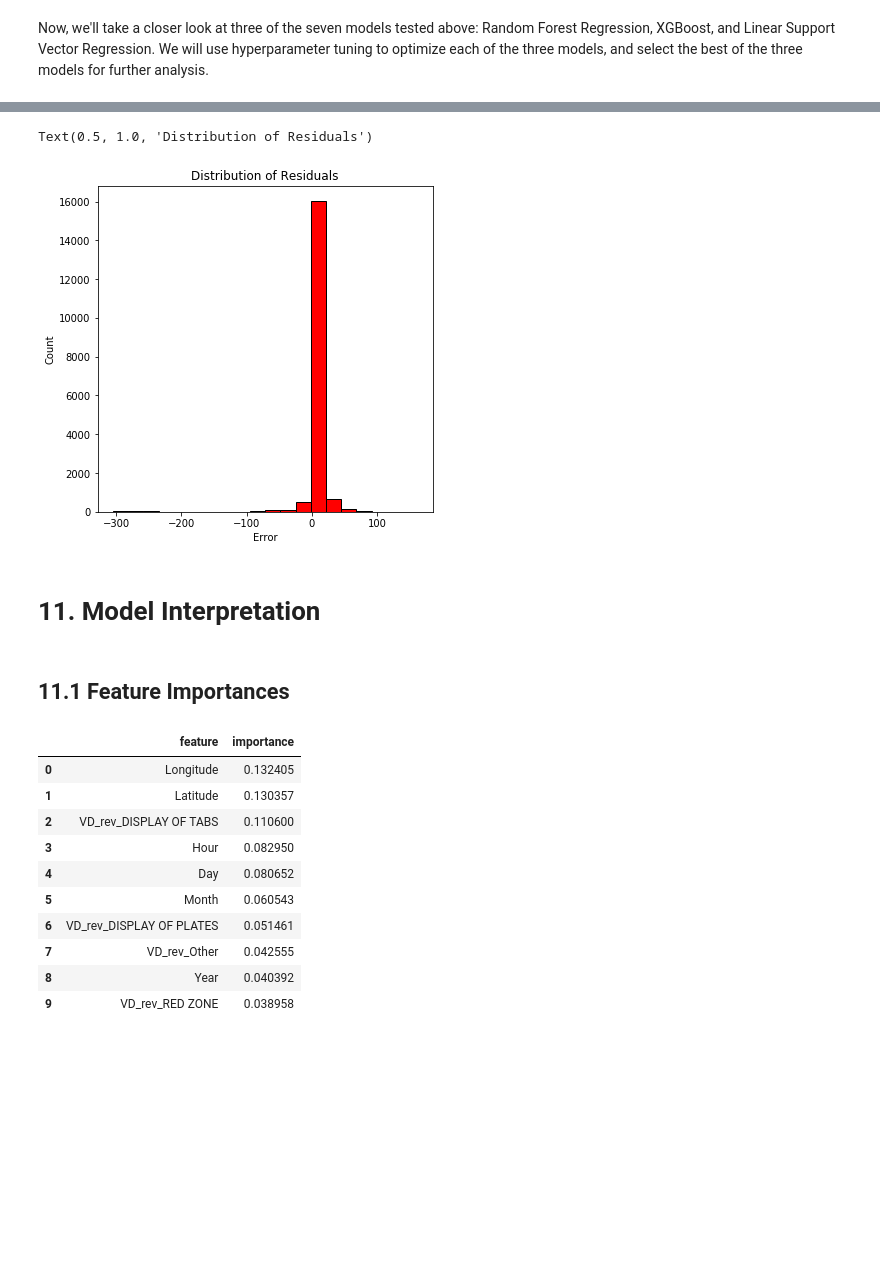
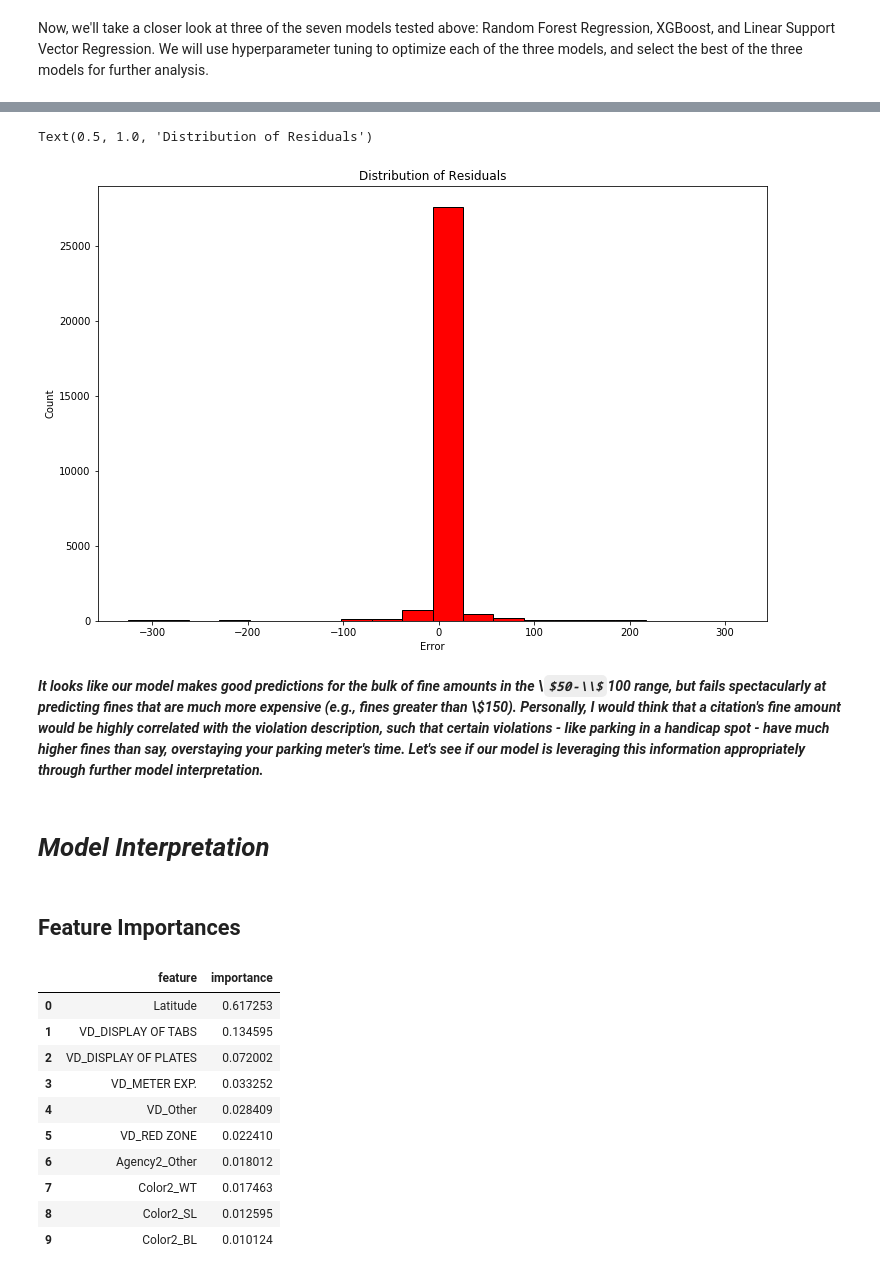
Before and after one commit to rlirey/Portfolio, a Jupyter notebook: Regression/parking_citations.ipynb, the cells around one changed output, grey strips where cells are left out. Saved outputs shown, nothing was run; the diff lists cells and outputs as text; code cells hidden in the pictures; some formulas as TeX source; blank space fills up the shorter version.

```diff
--- a/Regression/parking_citations.ipynb
+++ b/Regression/parking_citations.ipynb
@@ -657,0 +662,7 @@ pc.head()
+# %%
+X, y = pc_fe.iloc[::50,1:], pc_fe.iloc[::50,0]
+
+scaler = StandardScaler()
+X_scale = scaler.fit_transform(X)
+
+X_train, X_test, y_train, y_test = train_test_split(X_scale, y, test_size = 0.2, random_state = 42)
@@ -935,0 +971,9 @@ baseline_models
+# %%
+GS_models = dict()
+GS_scores = dict()
+
+results_GS = pd.DataFrame(columns=[
+    "ExpID",
+    "Train RMSE",
+    "Train Time",
+    "Experiment description"])
@@ -947,9 +1064,0 @@ We saw that, after using randomized search to tune the hyperparameters of differ
-# %%
-GS_models = []
-GS_scores = []
-
-results_GS = pd.DataFrame(columns=[
-    "ExpID",
-    "Train RMSE",
-    "Train Time",
-    "Experiment description"])
@@ -1081,9 +1075,8 @@ results_GS
 # %%
-final_model = RS_models[-2]
+final_model = GS_models["RandomForest"]
 final_model.fit(X_train, y_train)
 
 final_predictions = final_model.predict(X_test)
-
 final_model_rmse = rmse(y_test, final_predictions)
 
 print("Final model - Test RMSE: $" + str(round(final_model_rmse,2)))
@@ -1109,5 +1102,5 @@ plt.show()
 # %%
-plt.figure(figsize = (6, 6))
+plt.figure(figsize = (12, 8))
 
 # Calculate the residuals
 residuals = final_predictions - y_test
@@ -1119,32 +1112,34 @@ plt.xlabel('Error'); plt.ylabel('Count')
 plt.title('Distribution of Residuals')
 # %% [output]
 Text(0.5, 1.0, 'Distribution of Residuals')
-[figure, old version]
+[figure, new version]
+# %% [markdown]
+***It looks like our model makes good predictions for the bulk of fine amounts in the \\$50-\\$100 range, but fails spectacularly at predicting fines that are much more expensive (e.g., fines greater than \\$150). Personally, I would think that a citation's fine amount would be highly correlated with the violation description, such that certain violations - like parking in a handicap spot - have much higher fines than say, overstaying your parking meter's time. Let's see if our model is leveraging this information appropriately through further model interpretation.***
 # %% [markdown]
-# 11. Model Interpretation
+# ***Model Interpretation***
 # %% [markdown]
-## 11.1 Feature Importances
+## Feature Importances
 # %%
 # Extract the feature importances into a dataframe
-feature_results = pd.DataFrame({'feature': list(pc.columns.tolist()[3:]),
+feature_results = pd.DataFrame({'feature': list(pc_fe.columns.tolist()[1:]),
                                 'importance': final_model.feature_importances_})
 
 # Show the top 10 most important
 feature_results = feature_results.sort_values('importance', ascending = False).reset_index(drop=True)
 
 feature_results.head(10)
 # %% [output]
 |  | feature | importance |
-| 0 | Longitude | 0.132405 |
-| 1 | Latitude | 0.130357 |
-| 2 | VD_rev_DISPLAY OF TABS | 0.110600 |
-| 3 | Hour | 0.082950 |
-| 4 | Day | 0.080652 |
-| 5 | Month | 0.060543 |
-| 6 | VD_rev_DISPLAY OF PLATES | 0.051461 |
-| 7 | VD_rev_Other | 0.042555 |
-| 8 | Year | 0.040392 |
-| 9 | VD_rev_RED ZONE | 0.038958 |
+| 0 | Latitude | 0.617253 |
+| 1 | VD_DISPLAY OF TABS | 0.134595 |
+| 2 | VD_DISPLAY OF PLATES | 0.072002 |
+| 3 | VD_METER EXP. | 0.033252 |
+| 4 | VD_Other | 0.028409 |
+| 5 | VD_RED ZONE | 0.022410 |
+| 6 | Agency2_Other | 0.018012 |
+| 7 | Color2_WT | 0.017463 |
+| 8 | Color2_SL | 0.012595 |
+| 9 | Color2_BL | 0.010124 |
 # %%
 plt.figure(figsize = (12, 10))
 
```
Also changed, not shown: parts of 93 cells of this notebook.
